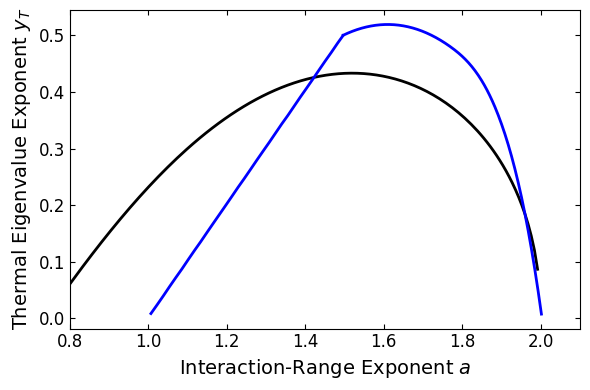
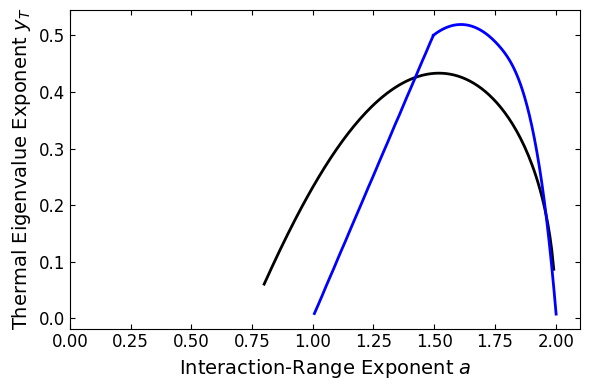
The notebook cell's code change between the first figure and the second:
--- before
+++ after
@@ -1,5 +1,7 @@
 import pandas as pd
 import matplotlib.pyplot as plt
+
 a = result["a"]
+
 df = pd.read_csv("../data/fig_dataset_yT.csv", header=None, names=['X', 'Y'])
 x = df['X']
@@ -15,6 +17,6 @@
 plt.ylabel(r"Thermal Eigenvalue Exponent $y_T$", fontsize=14)
 plt.tick_params(direction="in", which="both", top=True, right=True, labelsize=12)
-plt.xlim(0.8, 2.1)
+plt.xlim(0, 2.1)
 plt.tight_layout()
-plt.savefig("../figures/comparison_yT.eps")
+plt.savefig("../figures/comparison_yT.png")
 plt.show()

Commit: Regenerate comparison_yT figure and notebooks